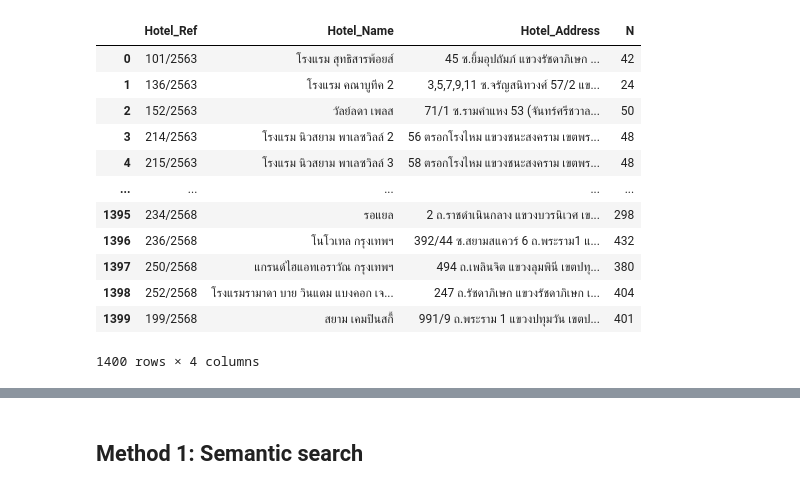
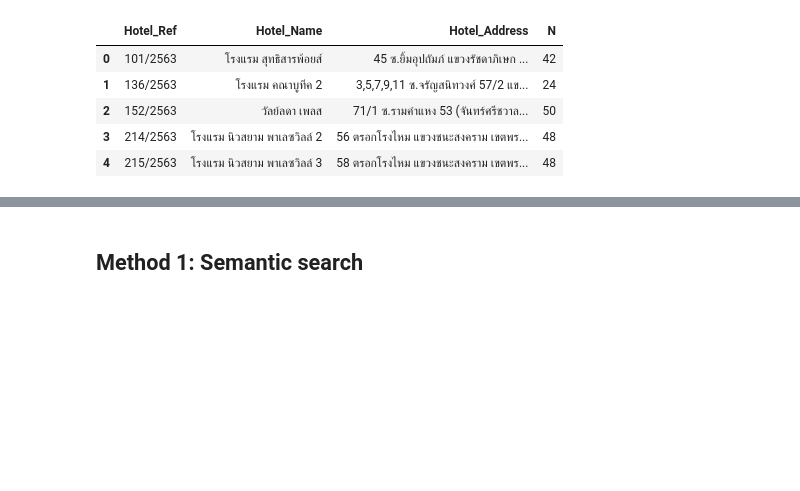
Before and after one commit to Thanrada2024/illegal_accommodation, a Jupyter notebook: DS_task.ipynb, the cells around one changed output, grey strips where cells are left out. Saved outputs shown, nothing was run; the diff lists cells and outputs as text; code cells hidden in the pictures; blank space fills up the shorter version.

```diff
--- a/DS_task.ipynb
+++ b/DS_task.ipynb
@@ -9,22 +9,15 @@ import subprocess
 # %%
 hotel = pd.read_csv('https://raw.githubusercontent.com/Thanrada2024/illegal_accommodation/refs/heads/main/bora/hotel_bangkok.csv').iloc[:,[0,1,3,4]]
 hotel.columns = ['Hotel_Ref','Hotel_Name','Hotel_Address','N']
 hotel["Hotel_Address"]= hotel["Hotel_Address"].replace("บ้านเลขที่ ","", regex=True)
-hotel
+hotel.head()
 # %% [output]
 |  | Hotel_Ref | Hotel_Name | Hotel_Address | N |
 | 0 | 101/2563 | โรงแรม สุทธิสารพ้อยส์ | 45 ซ.ยิ้มอุปถัมภ์ แขวงรัชดาภิเษก ... | 42 |
 | 1 | 136/2563 | โรงแรม คณาบูทีค 2 | 3,5,7,9,11 ซ.จรัญสนิทวงศ์ 57/2 แข... | 24 |
 | 2 | 152/2563 | วัลย์ลดา เพลส | 71/1 ซ.รามคำแหง 53 (จันทร์ศรีชวาล... | 50 |
 | 3 | 214/2563 | โรงแรม นิวสยาม พาเลซวิลล์ 2 | 56 ตรอกโรงไหม แขวงชนะสงคราม เขตพร... | 48 |
 | 4 | 215/2563 | โรงแรม นิวสยาม พาเลซวิลล์ 3 | 58 ตรอกโรงไหม แขวงชนะสงคราม เขตพร... | 48 |
-| ... | ... | ... | ... | ... |
-| 1395 | 234/2568 | รอแยล | 2 ถ.ราชดำเนินกลาง แขวงบวรนิเวศ เข... | 298 |
-| 1396 | 236/2568 | โนโวเทล กรุงเทพฯ | 392/44 ซ.สยามสแควร์ 6 ถ.พระราม1 แ... | 432 |
-| 1397 | 250/2568 | แกรนด์ไฮแอทเอราวัณ กรุงเทพฯ | 494 ถ.เพลินจิต แขวงลุมพินี เขตปทุ... | 380 |
-| 1398 | 252/2568 | โรงแรมรามาดา บาย วินแดม แบงคอก เจ... | 247 ถ.รัชดาภิเษก แขวงรัชดาภิเษก เ... | 404 |
-| 1399 | 199/2568 | สยาม เคมปินสกี้ | 991/9 ถ.พระราม 1 แขวงปทุมวัน เขตป... | 401 |
-1400 rows × 4 columns
 # %%
 trip_com = pd.read_csv('https://raw.githubusercontent.com/Thanrada2024/illegal_accommodation/refs/heads/main/OTA/trip_com_bkk.csv')[['name','name href','address']].dropna()
 trip_com['OTA'] = 'trip_com'
```
Also changed, not shown: parts of 12 cells of this notebook.
